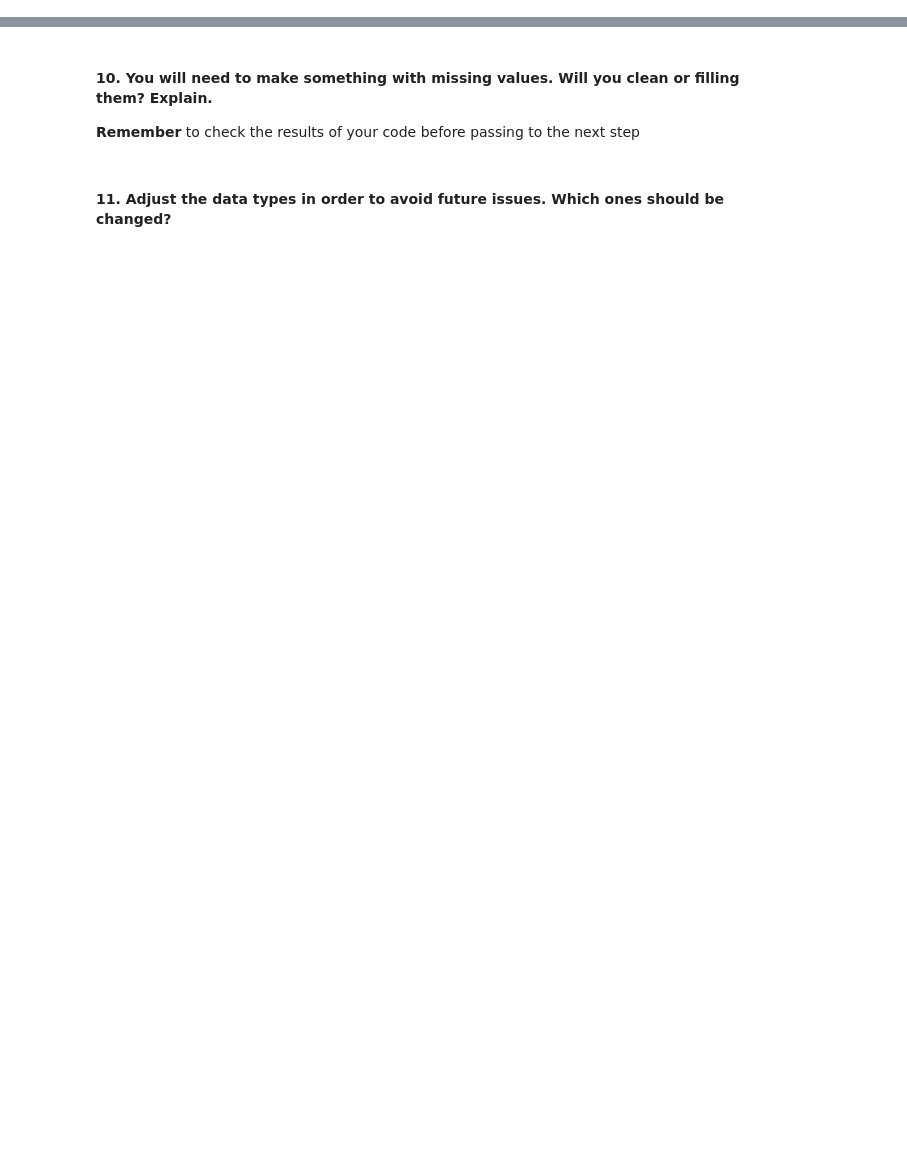
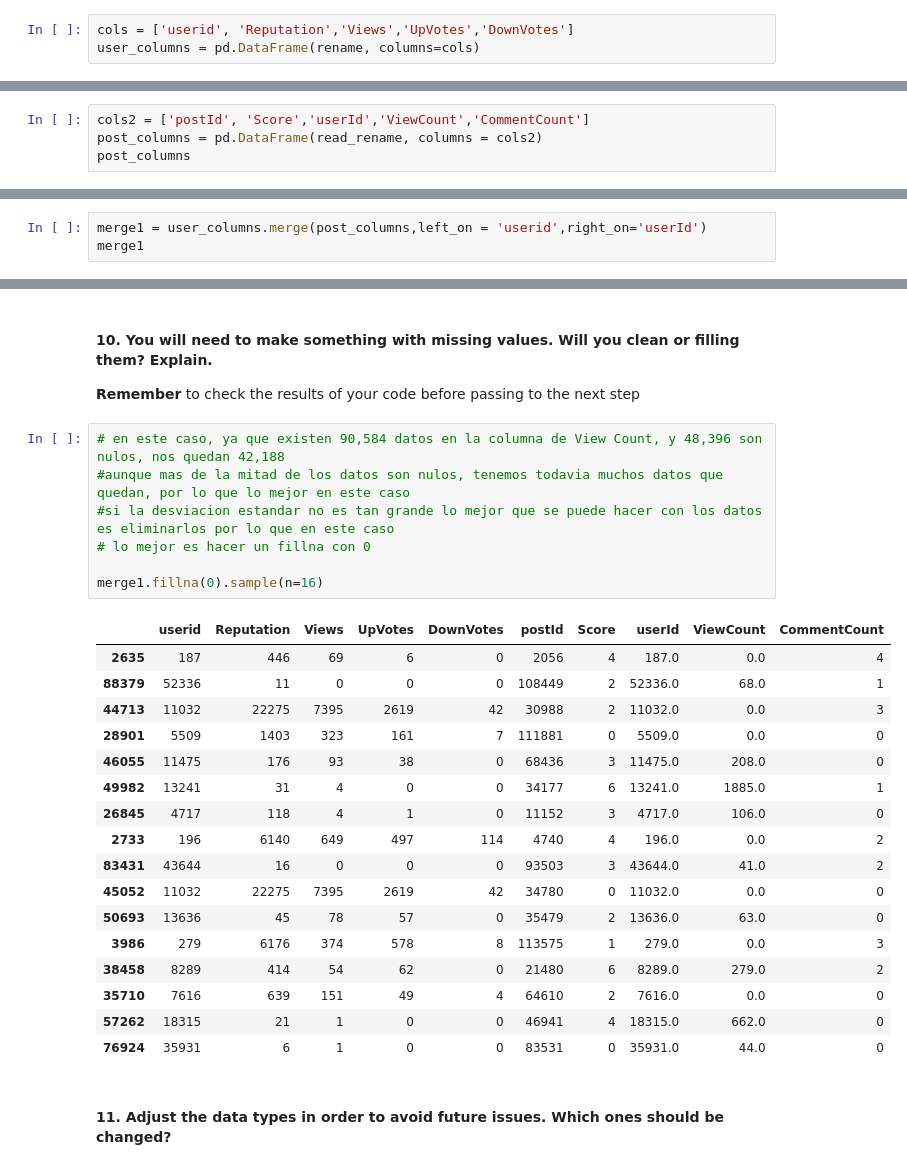
Before and after one commit to ironhack-datalabs/datamex0120, a Jupyter notebook: module-1/lab-data_cleaning/your-code/main.ipynb, the cells around one changed output, grey strips where cells are left out. Cells and saved outputs as stored; diff of their text form; blank space fills up the shorter version.

```diff
--- a/module-1/lab-data_cleaning/your-code/main.ipynb
+++ b/module-1/lab-data_cleaning/your-code/main.ipynb
@@ -111,0 +106,3 @@ posts_columns =
+# %%
+cols = ['userid', 'Reputation','Views','UpVotes','DownVotes']
+user_columns = pd.DataFrame(rename, columns=cols)
@@ -111,0 +125,4 @@ posts_columns =
+# %%
+cols2 = ['postId', 'Score','userId','ViewCount','CommentCount']
+post_columns = pd.DataFrame(read_rename, columns = cols2)
+post_columns
@@ -112,3 +143,6 @@ posts_columns =
 # %% [markdown]
 #### 8. Merge both dataframes, users and posts.
 You will need to make a [merge](https://pandas.pydata.org/pandas-docs/stable/generated/pandas.DataFrame.merge.html) of posts and users dataframes.
+# %%
+merge1 = user_columns.merge(post_columns,left_on = 'userid',right_on='userId')
+merge1
@@ -117,5 +179,30 @@ You will need to make a [merge](https://pandas.pydata.org/pandas-docs/stable/gen
 # %% [markdown]
 #### 10. You will need to make something with missing values.  Will you clean or filling them? Explain.
 **Remember** to check the results of your code before passing to the next step
+# %%
+# en este caso, ya que existen 90,584 datos en la columna de View Count, y 48,396 son nulos, nos quedan 42,188
+#aunque mas de la mitad de los datos son nulos, tenemos todavia muchos datos que quedan, por lo que lo mejor en este caso
+#si la desviacion estandar no es tan grande lo mejor que se puede hacer con los datos es eliminarlos por lo que en este caso
+# lo mejor es hacer un fillna con 0
+
+merge1.fillna(0).sample(n=16)
+# %% [output]
+|  | userid | Reputation | Views | UpVotes | DownVotes | postId | Score | userId | ViewCount | CommentCount |
+| 2635 | 187 | 446 | 69 | 6 | 0 | 2056 | 4 | 187.0 | 0.0 | 4 |
+| 88379 | 52336 | 11 | 0 | 0 | 0 | 108449 | 2 | 52336.0 | 68.0 | 1 |
+| 44713 | 11032 | 22275 | 7395 | 2619 | 42 | 30988 | 2 | 11032.0 | 0.0 | 3 |
+| 28901 | 5509 | 1403 | 323 | 161 | 7 | 111881 | 0 | 5509.0 | 0.0 | 0 |
+| 46055 | 11475 | 176 | 93 | 38 | 0 | 68436 | 3 | 11475.0 | 208.0 | 0 |
+| 49982 | 13241 | 31 | 4 | 0 | 0 | 34177 | 6 | 13241.0 | 1885.0 | 1 |
+| 26845 | 4717 | 118 | 4 | 1 | 0 | 11152 | 3 | 4717.0 | 106.0 | 0 |
+| 2733 | 196 | 6140 | 649 | 497 | 114 | 4740 | 4 | 196.0 | 0.0 | 2 |
+| 83431 | 43644 | 16 | 0 | 0 | 0 | 93503 | 3 | 43644.0 | 41.0 | 2 |
+| 45052 | 11032 | 22275 | 7395 | 2619 | 42 | 34780 | 0 | 11032.0 | 0.0 | 0 |
+| 50693 | 13636 | 45 | 78 | 57 | 0 | 35479 | 2 | 13636.0 | 63.0 | 0 |
+| 3986 | 279 | 6176 | 374 | 578 | 8 | 113575 | 1 | 279.0 | 0.0 | 3 |
+| 38458 | 8289 | 414 | 54 | 62 | 0 | 21480 | 6 | 8289.0 | 279.0 | 2 |
+| 35710 | 7616 | 639 | 151 | 49 | 4 | 64610 | 2 | 7616.0 | 0.0 | 0 |
+| 57262 | 18315 | 21 | 1 | 0 | 0 | 46941 | 4 | 18315.0 | 662.0 | 0 |
+| 76924 | 35931 | 6 | 1 | 0 | 0 | 83531 | 0 | 35931.0 | 44.0 | 0 |
 # %% [markdown]
 #### 11. Adjust the data types in order to avoid future issues. Which ones should be changed?
```
Also changed, not shown: parts of 10 cells of this notebook.
